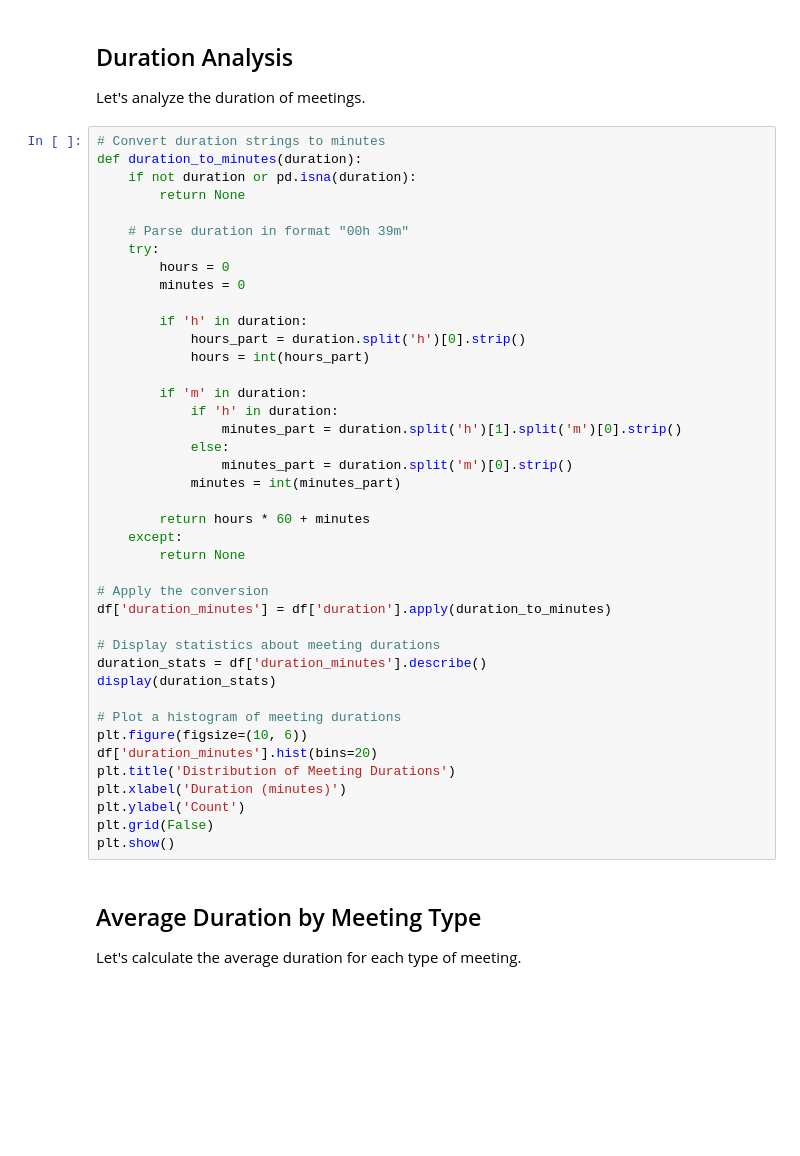
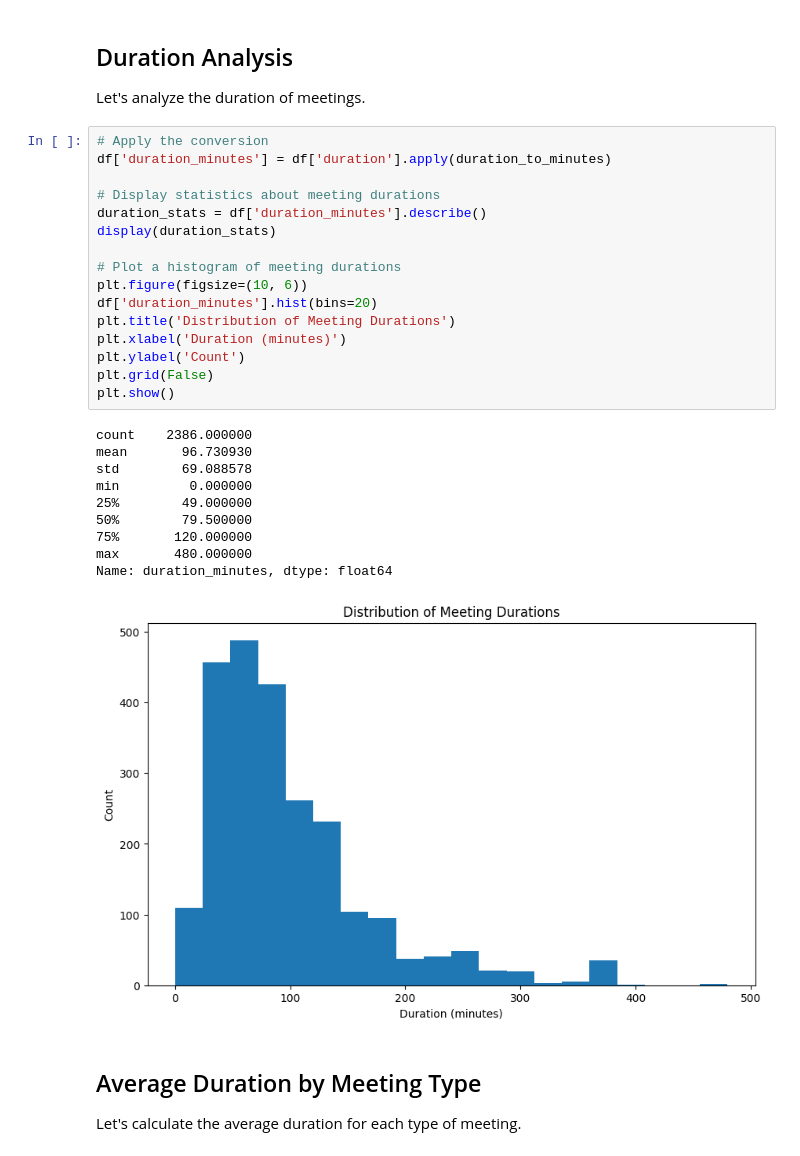
Before and after one commit to ThatGuySam/tgov-scraper, a Jupyter notebook: notebooks/meetings.ipynb, the cells around one changed output. Saved outputs shown, nothing was run; the diff lists cells and outputs as text; blank space fills up the shorter version.

```diff
--- a/notebooks/meetings.ipynb
+++ b/notebooks/meetings.ipynb
@@ -62,46 +94,32 @@ plt.show()
 
 Let's analyze the duration of meetings.
 # %%
-# Convert duration strings to minutes
-def duration_to_minutes(duration):
-    if not duration or pd.isna(duration):
-        return None
-
-    # Parse duration in format "00h 39m"
-    try:
-        hours = 0
-        minutes = 0
-
-        if 'h' in duration:
-            hours_part = duration.split('h')[0].strip()
-            hours = int(hours_part)
-
-        if 'm' in duration:
-            if 'h' in duration:
-                minutes_part = duration.split('h')[1].split('m')[0].strip()
-            else:
-                minutes_part = duration.split('m')[0].strip()
-            minutes = int(minutes_part)
-
-        return hours * 60 + minutes
-    except:
-        return None
-
 # Apply the conversion
 df['duration_minutes'] = df['duration'].apply(duration_to_minutes)
 
 # Display statistics about meeting durations
 duration_stats = df['duration_minutes'].describe()
 display(duration_stats)
 
 # Plot a histogram of meeting durations
 plt.figure(figsize=(10, 6))
 df['duration_minutes'].hist(bins=20)
 plt.title('Distribution of Meeting Durations')
 plt.xlabel('Duration (minutes)')
 plt.ylabel('Count')
 plt.grid(False)
 plt.show()
+# %% [output]
+count    2386.000000
+mean       96.730930
+std        69.088578
+min         0.000000
+25%        49.000000
+50%        79.500000
+75%       120.000000
+max       480.000000
+Name: duration_minutes, dtype: float64
+[figure, added]
 # %% [markdown]
 ## Average Duration by Meeting Type
 
```
Also changed, not shown: parts of 6 cells of this notebook, 10 other files.
